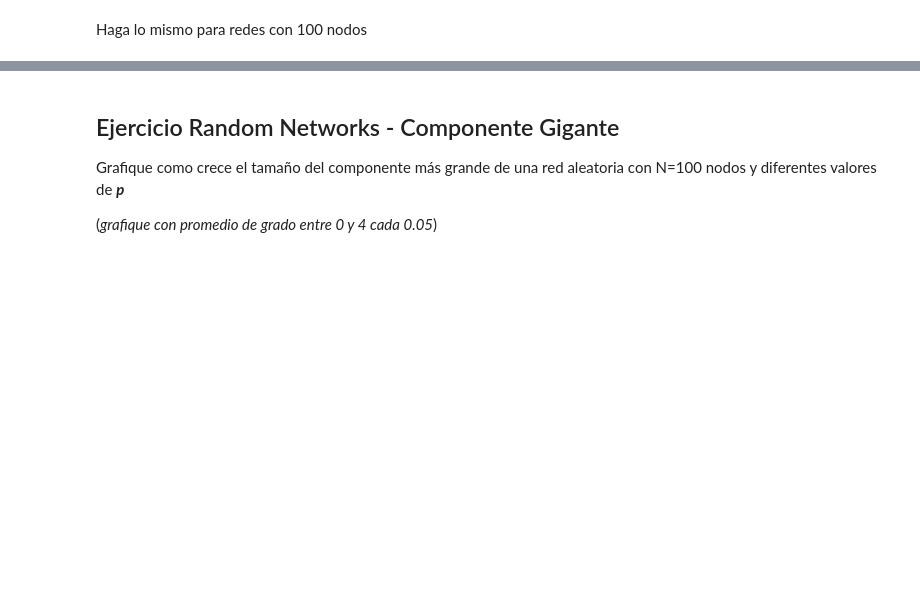
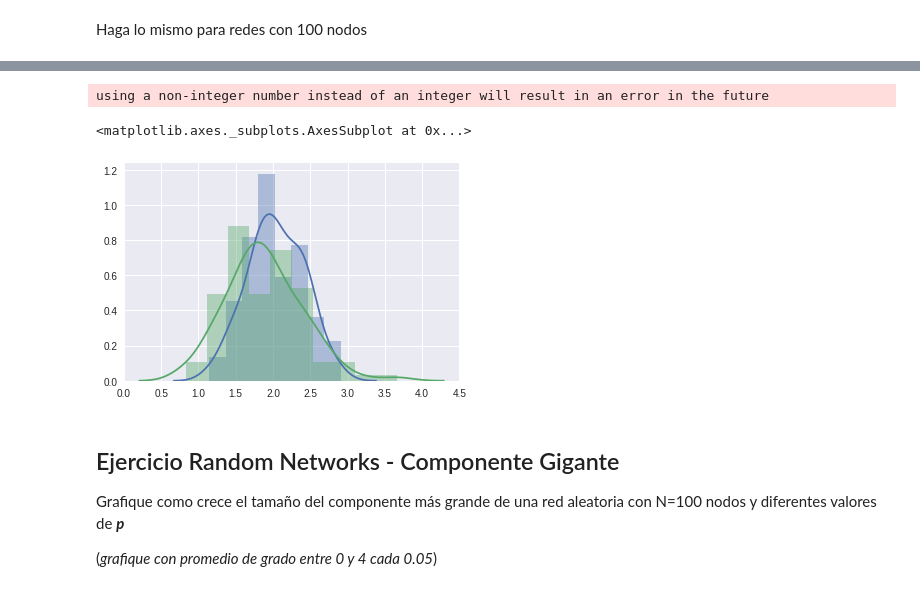
Before and after one commit to spulido99/NetworksAnalysis, a Jupyter notebook: santiagoangee/Ejercicios 1.2 Weak Ties & Random Networks.ipynb, the cells around one changed output, grey strips where cells are left out. Cells and saved outputs as stored; diff of their text form; code cells hidden in the pictures; blank space fills up the shorter version.

```diff
--- a/santiagoangee/Ejercicios 1.2 Weak Ties & Random Networks.ipynb
+++ b/santiagoangee/Ejercicios 1.2 Weak Ties & Random Networks.ipynb
@@ -380,3 +487,15 @@ Haga lo mismo para redes con 100 nodos
+# %%
+networks100_1_graph = [edges_to_graph(edges) for edges in networks100_1]
+avg_degrees100_1 = [avg_degree(network) for network in networks100_1_graph]
+
+avg_degrees100_2 = [avg_degree_nx(network) for network in networks100_2]
+
+ax = sns.distplot(avg_degrees100_1)
+sns.distplot(avg_degrees100_2)
+# %% [output]
+using a non-integer number instead of an integer will result in an error in the future
+<matplotlib.axes._subplots.AxesSubplot at 0x...>
+[figure, added]
 # %% [markdown]
 ## Ejercicio Random Networks - Componente Gigante
 
```
Also changed, not shown: parts of 6 cells of this notebook, 2 other files.
